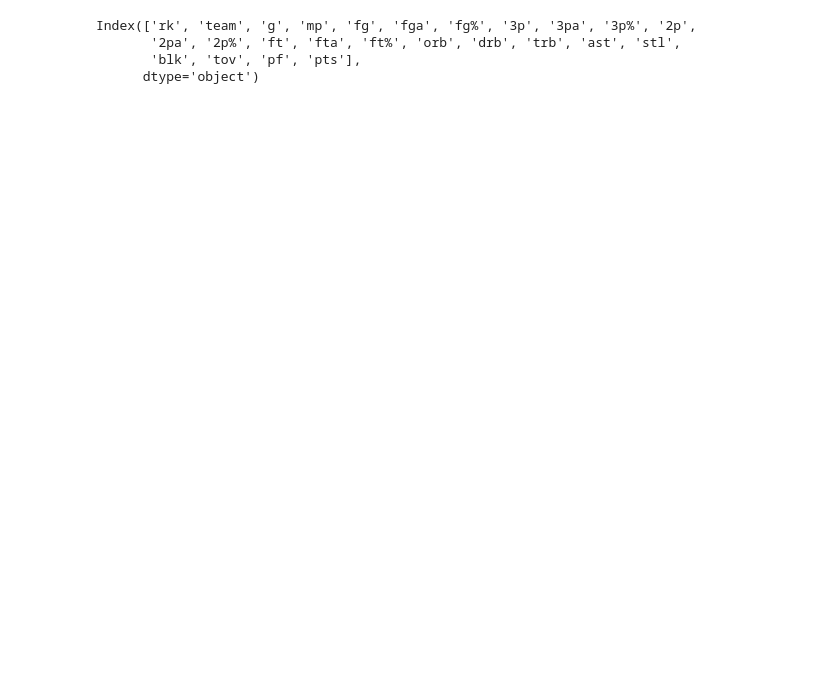
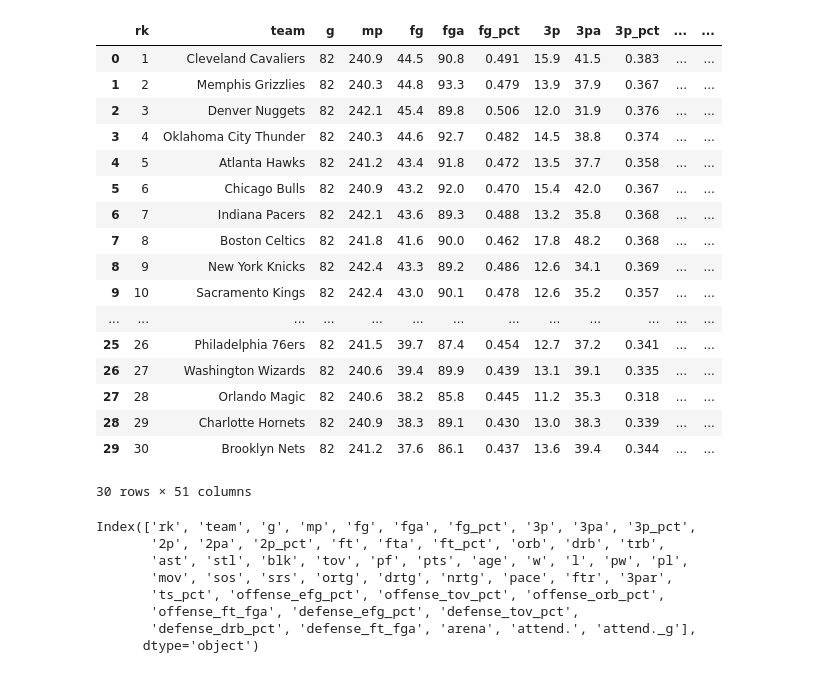
Before and after one commit to cottonjenn/data_science_project_sep_2025, a Jupyter notebook: webscraping.ipynb, the cells around one changed output. Drawn from its saved outputs; the diff is of its cells as text; code cells hidden in the pictures; blank space fills up the shorter version.

```diff
--- a/webscraping.ipynb
+++ b/webscraping.ipynb
@@ -21,0 +8,6 @@ league_df
+# %%
+kings_pergame = pd.read_csv('basketball_reference/2425_kings_pergame.csv')
+kings_advanced = pd.read_csv('basketball_reference/2425_kings_advanced.csv')
+
+league_pergame = pd.read_csv('basketball_reference/2425_league_pergame.csv')
+league_advanced = pd.read_csv('basketball_reference/2425_league_advanced.csv')
@@ -22,29 +137,37 @@ league_df
+# %%
+league_teams['team'] = league_teams['team'].astype(str).str.replace('*', '', regex=False)
+league_teams
+# %% [output]
+|  | rk | team | g | mp | fg | fga | fg_pct | 3p | 3pa | 3p_pct | ... | ... |
+| 0 | 1 | Cleveland Cavaliers | 82 | 240.9 | 44.5 | 90.8 | 0.491 | 15.9 | 41.5 | 0.383 | ... | ... |
+| 1 | 2 | Memphis Grizzlies | 82 | 240.3 | 44.8 | 93.3 | 0.479 | 13.9 | 37.9 | 0.367 | ... | ... |
+| 2 | 3 | Denver Nuggets | 82 | 242.1 | 45.4 | 89.8 | 0.506 | 12.0 | 31.9 | 0.376 | ... | ... |
+| 3 | 4 | Oklahoma City Thunder | 82 | 240.3 | 44.6 | 92.7 | 0.482 | 14.5 | 38.8 | 0.374 | ... | ... |
+| 4 | 5 | Atlanta Hawks | 82 | 241.2 | 43.4 | 91.8 | 0.472 | 13.5 | 37.7 | 0.358 | ... | ... |
+| 5 | 6 | Chicago Bulls | 82 | 240.9 | 43.2 | 92.0 | 0.470 | 15.4 | 42.0 | 0.367 | ... | ... |
+| 6 | 7 | Indiana Pacers | 82 | 242.1 | 43.6 | 89.3 | 0.488 | 13.2 | 35.8 | 0.368 | ... | ... |
+| 7 | 8 | Boston Celtics | 82 | 241.8 | 41.6 | 90.0 | 0.462 | 17.8 | 48.2 | 0.368 | ... | ... |
+| 8 | 9 | New York Knicks | 82 | 242.4 | 43.3 | 89.2 | 0.486 | 12.6 | 34.1 | 0.369 | ... | ... |
+| 9 | 10 | Sacramento Kings | 82 | 242.4 | 43.0 | 90.1 | 0.478 | 12.6 | 35.2 | 0.357 | ... | ... |
+| ... | ... | ... | ... | ... | ... | ... | ... | ... | ... | ... | ... | ... |
+| 25 | 26 | Philadelphia 76ers | 82 | 241.5 | 39.7 | 87.4 | 0.454 | 12.7 | 37.2 | 0.341 | ... | ... |
+| 26 | 27 | Washington Wizards | 82 | 240.6 | 39.4 | 89.9 | 0.439 | 13.1 | 39.1 | 0.335 | ... | ... |
+| 27 | 28 | Orlando Magic | 82 | 240.6 | 38.2 | 85.8 | 0.445 | 11.2 | 35.3 | 0.318 | ... | ... |
+| 28 | 29 | Charlotte Hornets | 82 | 240.9 | 38.3 | 89.1 | 0.430 | 13.0 | 38.3 | 0.339 | ... | ... |
+| 29 | 30 | Brooklyn Nets | 82 | 241.2 | 37.6 | 86.1 | 0.437 | 13.6 | 39.4 | 0.344 | ... | ... |
+30 rows × 51 columns
 # %%
-# Clean column names: remove % and spaces, lowercase them
-# league_df.columns = league_df.columns.str.strip().str.replace('*', '', regex=False)
-# kings_df.columns = kings_df.columns.str.strip().str.replace('*', '', regex=False)
-# Clean column names: remove % and spaces, lowercase them
-# Clean column names but keep %
-league_df.columns = (
-    league_df.columns
-    .str.strip()
-    .str.lower()
-    .str.replace(' ', '_', regex=False)
-)
-kings_df.columns = (
-    kings_df.columns
-    .str.strip()
-    .str.lower()
-    .str.replace(' ', '_', regex=False)
-)
-
 # Example metrics list now matches the DataFrame
-metrics = ['fg%', '3p%', 'ft%', 'orb', 'drb', 'trb', 'ast', 'stl', 'blk', 'tov', 'pts']
-league_df.columns
+metrics = ['fg', '3p', 'ft', 'orb', 'drb', 'trb', 'ast', 'stl', 'blk', 'tov', 'pts']
+league_teams.columns
 # %% [output]
-Index(['rk', 'team', 'g', 'mp', 'fg', 'fga', 'fg%', '3p', '3pa', '3p%', '2p',
-       '2pa', '2p%', 'ft', 'fta', 'ft%', 'orb', 'drb', 'trb', 'ast', 'stl',
-       'blk', 'tov', 'pf', 'pts'],
+Index(['rk', 'team', 'g', 'mp', 'fg', 'fga', 'fg_pct', '3p', '3pa', '3p_pct',
+       '2p', '2pa', '2p_pct', 'ft', 'fta', 'ft_pct', 'orb', 'drb', 'trb',
+       'ast', 'stl', 'blk', 'tov', 'pf', 'pts', 'age', 'w', 'l', 'pw', 'pl',
+       'mov', 'sos', 'srs', 'ortg', 'drtg', 'nrtg', 'pace', 'ftr', '3par',
+       'ts_pct', 'offense_efg_pct', 'offense_tov_pct', 'offense_orb_pct',
+       'offense_ft_fga', 'defense_efg_pct', 'defense_tov_pct',
+       'defense_drb_pct', 'defense_ft_fga', 'arena', 'attend.', 'attend._g'],
       dtype='object')
 # %%
 # Find Sacramento Kings row in league table
```
Also changed, not shown: parts of 14 cells of this notebook, 14 other files.
